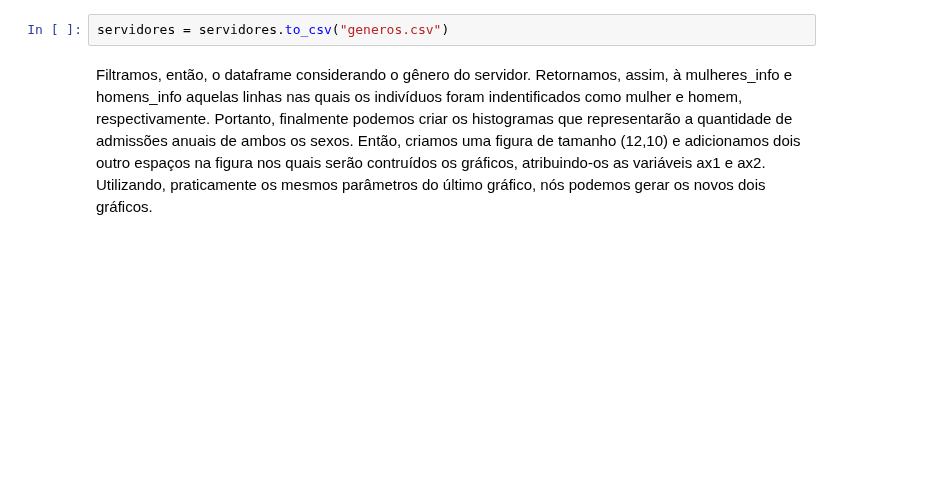
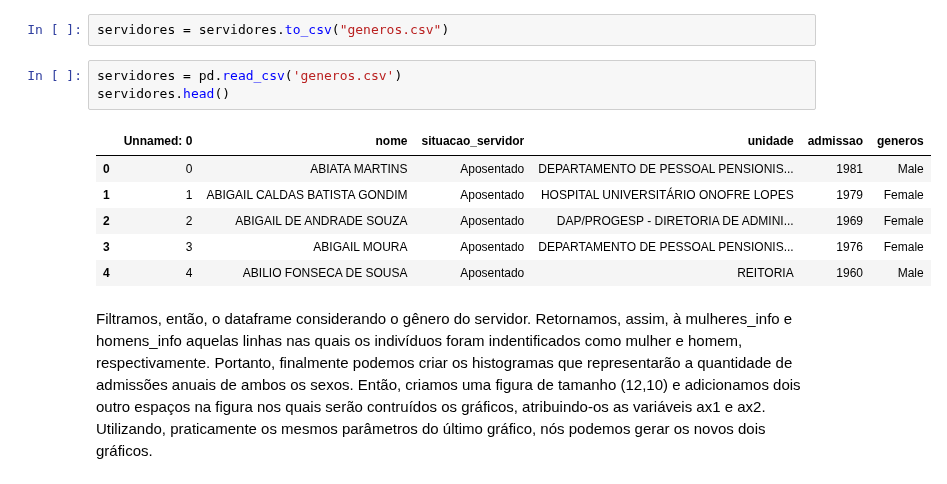
Before and after one commit to kevinwall/Probabilidade_Projeto, a Jupyter notebook: Rascunho.ipynb, the cells around one changed output. Saved outputs shown, nothing was run; the diff lists cells and outputs as text; blank space fills up the shorter version.

```diff
--- a/Rascunho.ipynb
+++ b/Rascunho.ipynb
@@ -78,6 +81,16 @@ for i in servidores.nome:
 servidores["generos"] = generos
 # %%
 servidores = servidores.to_csv("generos.csv")
+# %%
+servidores = pd.read_csv('generos.csv')
+servidores.head()
+# %% [output]
+|  | Unnamed: 0 | nome | situacao_servidor | unidade | admissao | generos |
+| 0 | 0 | ABIATA MARTINS | Aposentado | DEPARTAMENTO DE PESSOAL PENSIONIS... | 1981 | Male |
+| 1 | 1 | ABIGAIL CALDAS BATISTA GONDIM | Aposentado | HOSPITAL UNIVERSITÁRIO ONOFRE LOPES | 1979 | Female |
+| 2 | 2 | ABIGAIL DE ANDRADE SOUZA | Aposentado | DAP/PROGESP - DIRETORIA DE ADMINI... | 1969 | Female |
+| 3 | 3 | ABIGAIL MOURA | Aposentado | DEPARTAMENTO DE PESSOAL PENSIONIS... | 1976 | Female |
+| 4 | 4 | ABILIO FONSECA DE SOUSA | Aposentado | REITORIA | 1960 | Male |
 # %% [markdown]
 Filtramos, então, o dataframe considerando o gênero do servidor. Retornamos, assim, à mulheres_info e homens_info
 aquelas linhas nas quais os indivíduos foram indentificados como mulher e homem, respectivamente. Portanto, finalmente
```
Also changed, not shown: parts of 14 cells of this notebook.
